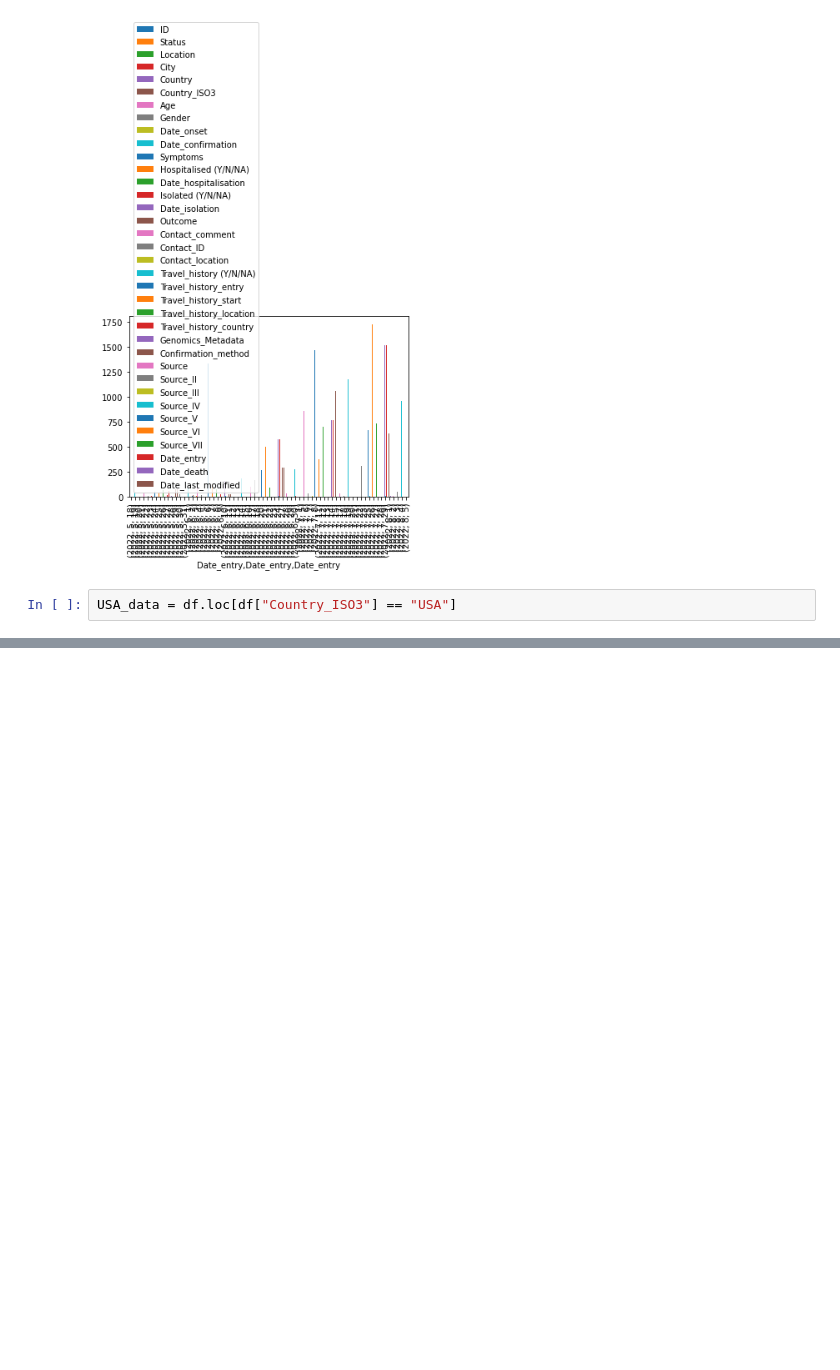
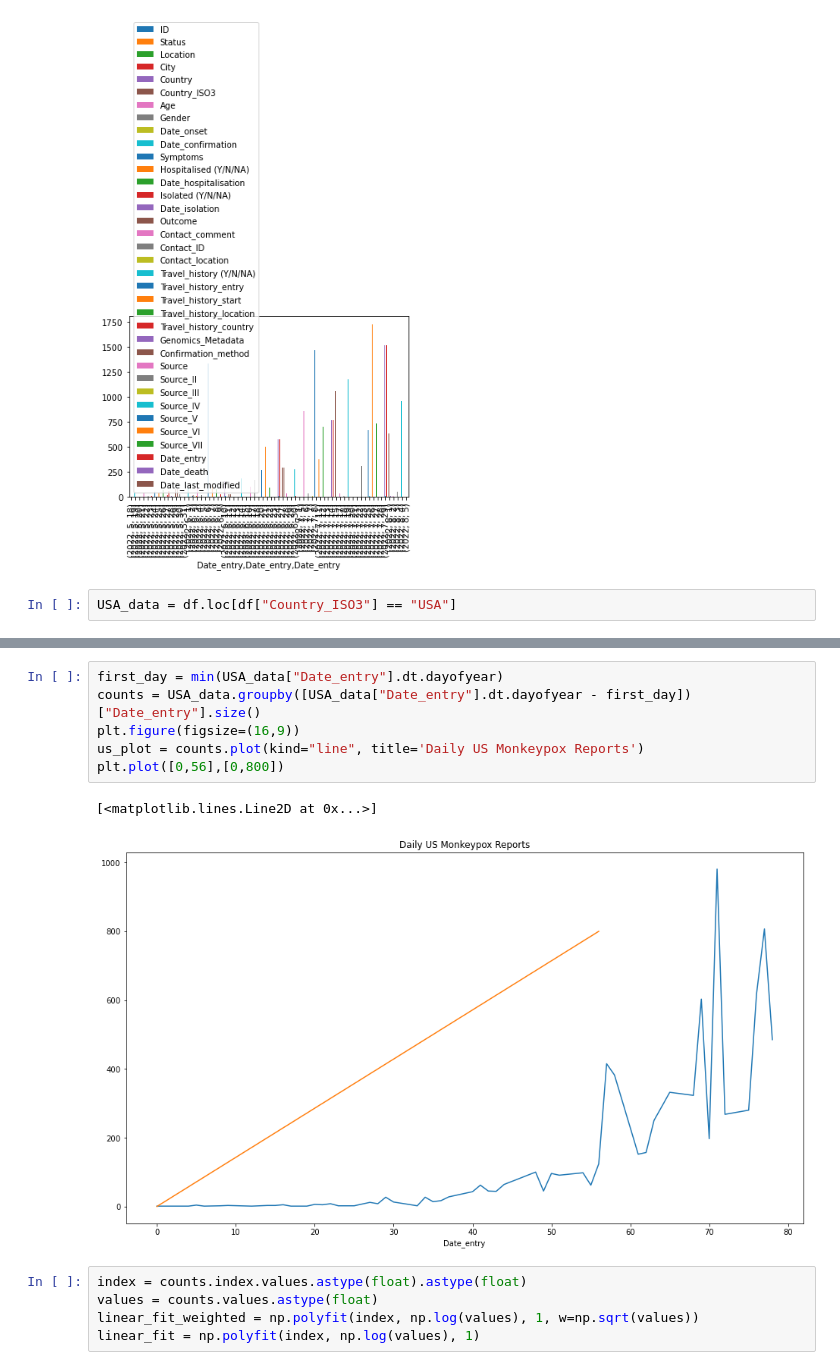
Before and after one commit to kootsoop/DSP.SE, a Jupyter notebook: Python/MonkeyPoxPlots.ipynb, the cells around one changed output, grey strips where cells are left out. Drawn from its saved outputs; the diff is of its cells as text; blank space fills up the shorter version.

```diff
--- a/Python/MonkeyPoxPlots.ipynb
+++ b/Python/MonkeyPoxPlots.ipynb
@@ -34,0 +41,14 @@ USA_data.groupby([USA_data["Date_entry"].dt.year, USA_data["Date_entry"].dt.mont
+# %%
+first_day = min(USA_data["Date_entry"].dt.dayofyear)
+counts = USA_data.groupby([USA_data["Date_entry"].dt.dayofyear - first_day])["Date_entry"].size()
+plt.figure(figsize=(16,9))
+us_plot = counts.plot(kind="line", title='Daily US Monkeypox Reports')
+plt.plot([0,56],[0,800])
+# %% [output]
+[<matplotlib.lines.Line2D at 0x...>]
+[figure, added]
+# %%
+index = counts.index.values.astype(float).astype(float)
+values = counts.values.astype(float)
+linear_fit_weighted = np.polyfit(index, np.log(values), 1, w=np.sqrt(values))
+linear_fit = np.polyfit(index, np.log(values), 1)
```
Also changed, not shown: parts of 5 cells of this notebook, 1 other file.
